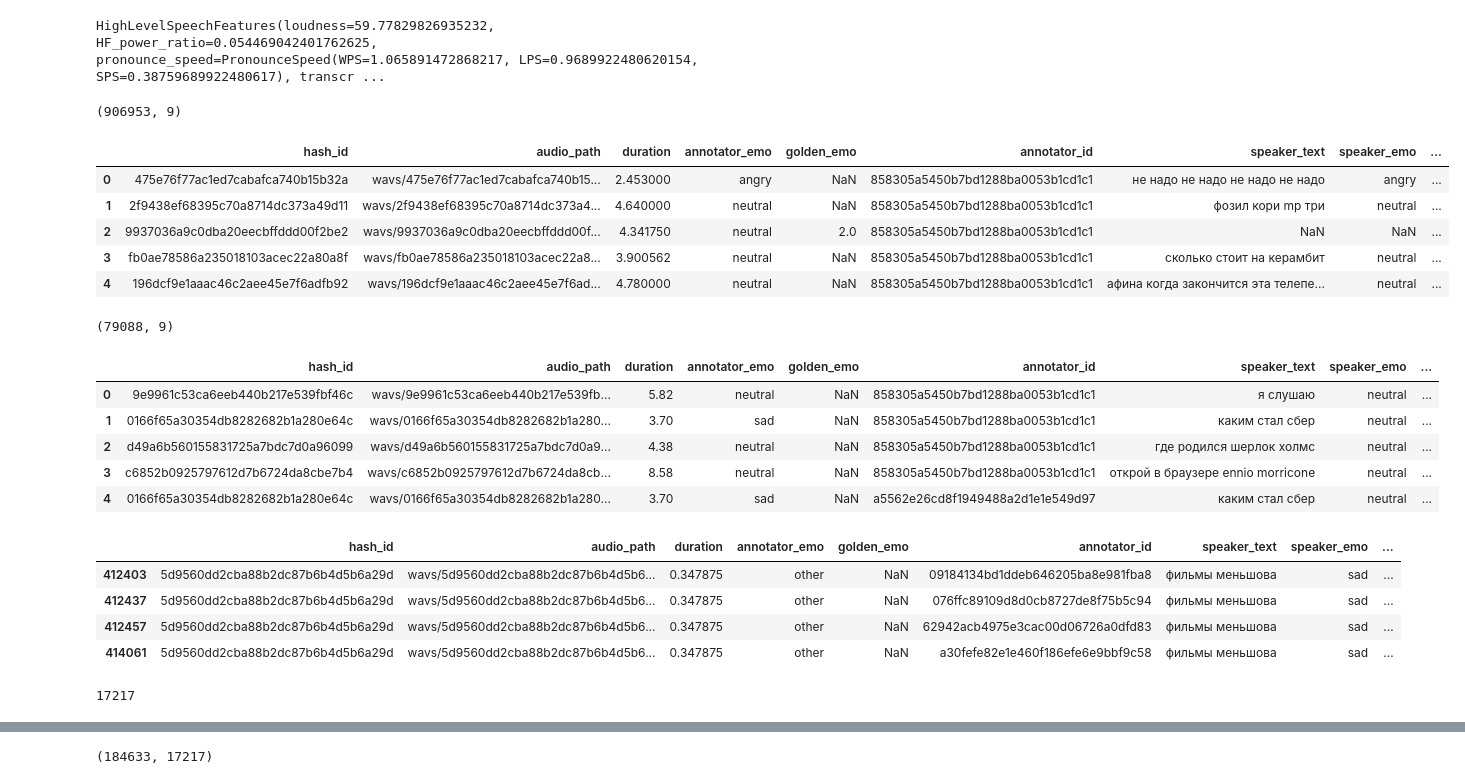
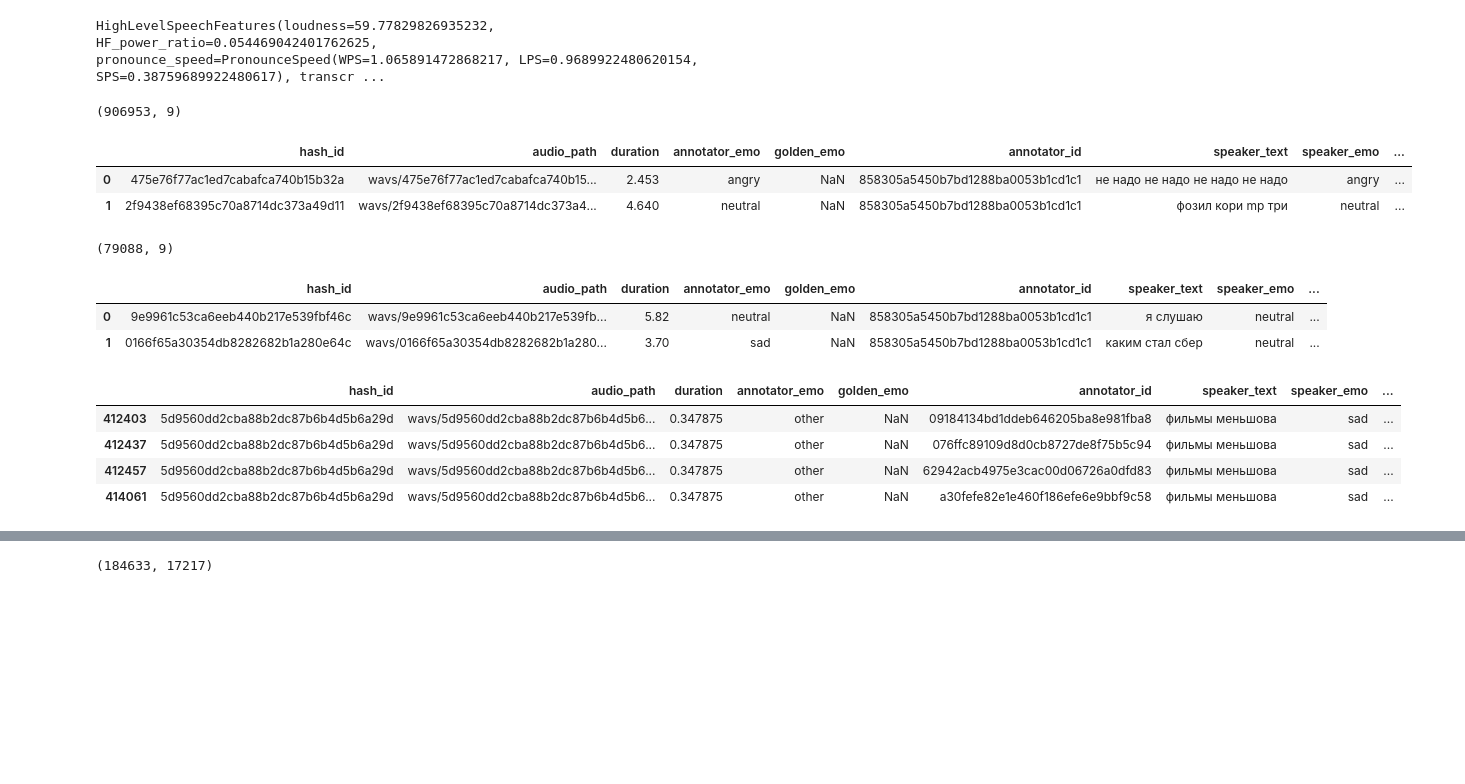
Before and after one commit to Kislv/MastersDegreeProject, a Jupyter notebook: high_level_feature_extractor/test.ipynb, the cells around one changed output, grey strips where cells are left out. Saved outputs shown, nothing was run; the diff lists cells and outputs as text; code cells hidden in the pictures; blank space fills up the shorter version.

```diff
--- a/high_level_feature_extractor/test.ipynb
+++ b/high_level_feature_extractor/test.ipynb
@@ -214,26 +210,19 @@ HighLevelSpeechFeatures(loudness=59.77829826935232, HF_power_ratio=0.05446904240
 # %%
-raw_crowd_train = pd.read_csv(DUSHA_CROWD_TRAIN_FILE_PATH, sep=TAB)
+raw_crowd_train, raw_crowd_test = list(map(lambda path: pd.read_csv(path, sep=TAB), [DUSHA_CROWD_TRAIN_FILE_PATH, DUSHA_CROWD_TEST_FILE_PATH]))
 print(raw_crowd_train.shape)
-display(raw_crowd_train.head())
+display(raw_crowd_train.head(2))
 
-raw_crowd_test = pd.read_csv(DUSHA_CROWD_TEST_FILE_PATH, sep=TAB)
 print(raw_crowd_test.shape)
-display(raw_crowd_test.head())
+display(raw_crowd_test.head(2))
 # %% [output]
 (906953, 9)
 |  | hash_id | audio_path | duration | annotator_emo | golden_emo | annotator_id | speaker_text | speaker_emo | ... |
-| 0 | 475e76f77ac1ed7cabafca740b15b32a | wavs/475e76f77ac1ed7cabafca740b15... | 2.453000 | angry | NaN | 858305a5450b7bd1288ba0053b1cd1c1 | не надо не надо не надо не надо | angry | ... |
-| 1 | 2f9438ef68395c70a8714dc373a49d11 | wavs/2f9438ef68395c70a8714dc373a4... | 4.640000 | neutral | NaN | 858305a5450b7bd1288ba0053b1cd1c1 | фозил кори mp три | neutral | ... |
-| 2 | 9937036a9c0dba20eecbffddd00f2be2 | wavs/9937036a9c0dba20eecbffddd00f... | 4.341750 | neutral | 2.0 | 858305a5450b7bd1288ba0053b1cd1c1 | NaN | NaN | ... |
-| 3 | fb0ae78586a235018103acec22a80a8f | wavs/fb0ae78586a235018103acec22a8... | 3.900562 | neutral | NaN | 858305a5450b7bd1288ba0053b1cd1c1 | сколько стоит на керамбит | neutral | ... |
-| 4 | 196dcf9e1aaac46c2aee45e7f6adfb92 | wavs/196dcf9e1aaac46c2aee45e7f6ad... | 4.780000 | neutral | NaN | 858305a5450b7bd1288ba0053b1cd1c1 | афина когда закончится эта телепе... | neutral | ... |
+| 0 | 475e76f77ac1ed7cabafca740b15b32a | wavs/475e76f77ac1ed7cabafca740b15... | 2.453 | angry | NaN | 858305a5450b7bd1288ba0053b1cd1c1 | не надо не надо не надо не надо | angry | ... |
+| 1 | 2f9438ef68395c70a8714dc373a49d11 | wavs/2f9438ef68395c70a8714dc373a4... | 4.640 | neutral | NaN | 858305a5450b7bd1288ba0053b1cd1c1 | фозил кори mp три | neutral | ... |
 (79088, 9)
 |  | hash_id | audio_path | duration | annotator_emo | golden_emo | annotator_id | speaker_text | speaker_emo | ... |
 | 0 | 9e9961c53ca6eeb440b217e539fbf46c | wavs/9e9961c53ca6eeb440b217e539fb... | 5.82 | neutral | NaN | 858305a5450b7bd1288ba0053b1cd1c1 | я слушаю | neutral | ... |
 | 1 | 0166f65a30354db8282682b1a280e64c | wavs/0166f65a30354db8282682b1a280... | 3.70 | sad | NaN | 858305a5450b7bd1288ba0053b1cd1c1 | каким стал сбер | neutral | ... |
-| 2 | d49a6b560155831725a7bdc7d0a96099 | wavs/d49a6b560155831725a7bdc7d0a9... | 4.38 | neutral | NaN | 858305a5450b7bd1288ba0053b1cd1c1 | где родился шерлок холмс | neutral | ... |
-| 3 | c6852b0925797612d7b6724da8cbe7b4 | wavs/c6852b0925797612d7b6724da8cb... | 8.58 | neutral | NaN | 858305a5450b7bd1288ba0053b1cd1c1 | открой в браузере ennio morricone | neutral | ... |
-| 4 | 0166f65a30354db8282682b1a280e64c | wavs/0166f65a30354db8282682b1a280... | 3.70 | sad | NaN | a5562e26cd8f1949488a2d1e1e549d97 | каким стал сбер | neutral | ... |
 # %%
 raw_crowd_train[raw_crowd_train.hash_id == '5d9560dd2cba88b2dc87b6b4d5b6a29d']
 # %% [output]
@@ -242,7 +231,3 @@ raw_crowd_train[raw_crowd_train.hash_id == '5d9560dd2cba88b2dc87b6b4d5b6a29d']
 | 412437 | 5d9560dd2cba88b2dc87b6b4d5b6a29d | wavs/5d9560dd2cba88b2dc87b6b4d5b6... | 0.347875 | other | NaN | 076ffc89109d8d0cb8727de8f75b5c94 | фильмы меньшова | sad | ... |
 | 412457 | 5d9560dd2cba88b2dc87b6b4d5b6a29d | wavs/5d9560dd2cba88b2dc87b6b4d5b6... | 0.347875 | other | NaN | 62942acb4975e3cac00d06726a0dfd83 | фильмы меньшова | sad | ... |
 | 414061 | 5d9560dd2cba88b2dc87b6b4d5b6a29d | wavs/5d9560dd2cba88b2dc87b6b4d5b6... | 0.347875 | other | NaN | a30fefe82e1e460f186efe6e9bbf9c58 | фильмы меньшова | sad | ... |
-# %%
-len(raw_crowd_test.hash_id.unique())
-# %% [output]
-17217
```
Also changed, not shown: parts of 48 cells of this notebook, 13 other files.
